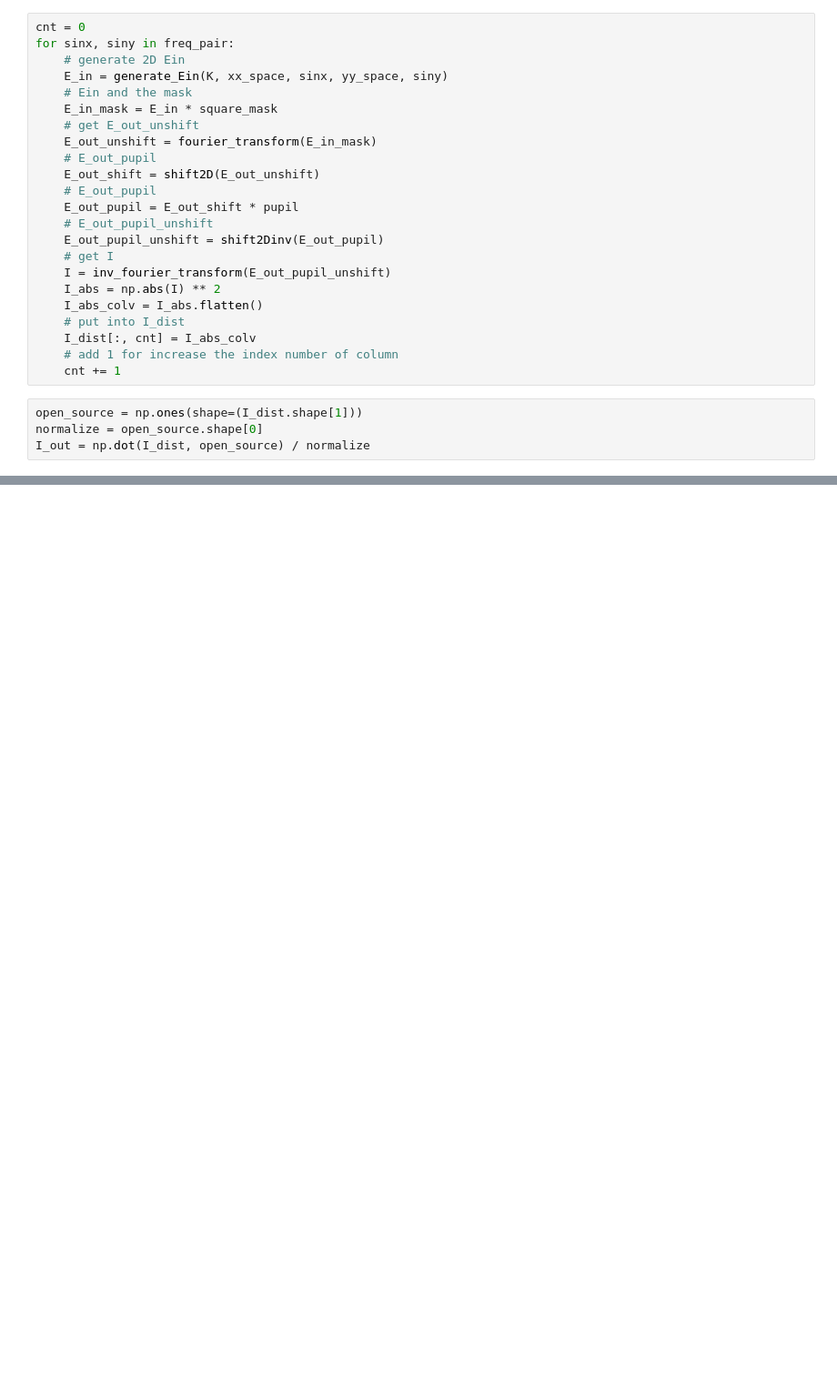
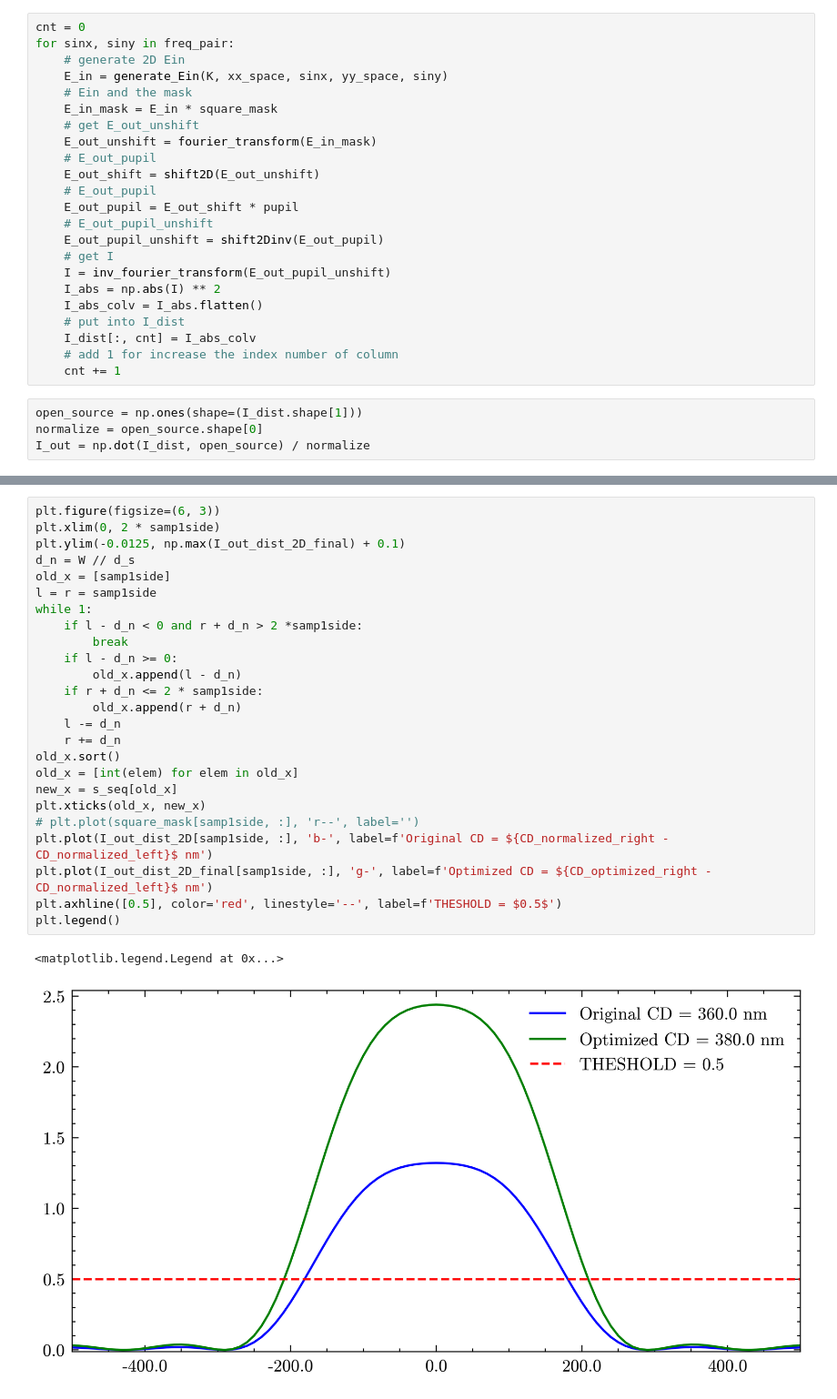
Before and after one commit to JYYehlouis/SO_simulation, a Jupyter notebook: sim-preparation/sources_2D.ipynb, the cells around one changed output, grey strips where cells are left out. Shown: that part at 91% size. Cells and saved outputs as stored; diff of their text form; blank space fills up the shorter version.

```diff
--- a/sim-preparation/sources_2D.ipynb
+++ b/sim-preparation/sources_2D.ipynb
@@ -137,0 +118,28 @@ plt.grid(True, linestyle='--', zorder=0)
+# %%
+plt.figure(figsize=(6, 3))
+plt.xlim(0, 2 * samp1side)
+plt.ylim(-0.0125, np.max(I_out_dist_2D_final) + 0.1)
+d_n = W // d_s
+old_x = [samp1side]
+l = r = samp1side
+while 1:
+    if l - d_n < 0 and r + d_n > 2 *samp1side:
+        break
+    if l - d_n >= 0:
+        old_x.append(l - d_n)
+    if r + d_n <= 2 * samp1side:
+        old_x.append(r + d_n)
+    l -= d_n
+    r += d_n
+old_x.sort()
+old_x = [int(elem) for elem in old_x]
+new_x = s_seq[old_x]
+plt.xticks(old_x, new_x)
+# plt.plot(square_mask[samp1side, :], 'r--', label='')
+plt.plot(I_out_dist_2D[samp1side, :], 'b-', label=f'Original CD = ${CD_normalized_right - CD_normalized_left}$ nm')
+plt.plot(I_out_dist_2D_final[samp1side, :], 'g-', label=f'Optimized CD = ${CD_optimized_right - CD_normalized_left}$ nm')
+plt.axhline([0.5], color='red', linestyle='--', label=f'THESHOLD = $0.5$')
+plt.legend()
+# %% [output]
+<matplotlib.legend.Legend at 0x...>
+[figure, added]
```
Also changed, not shown: parts of 11 cells of this notebook, 2 other files.
